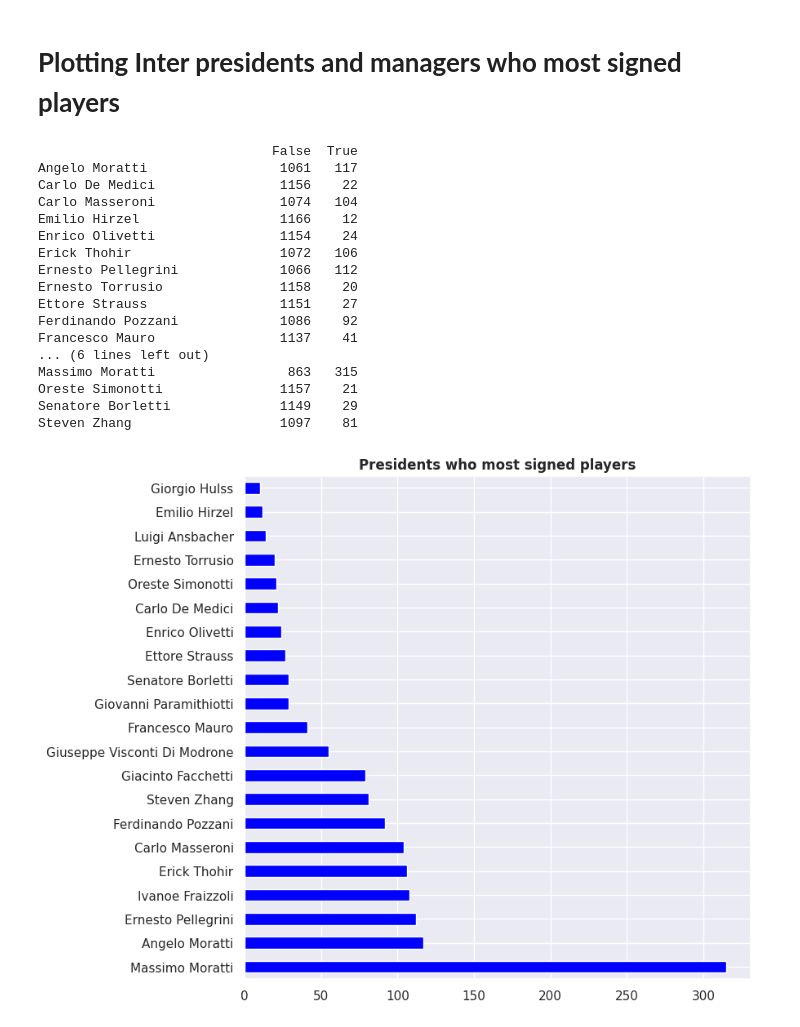
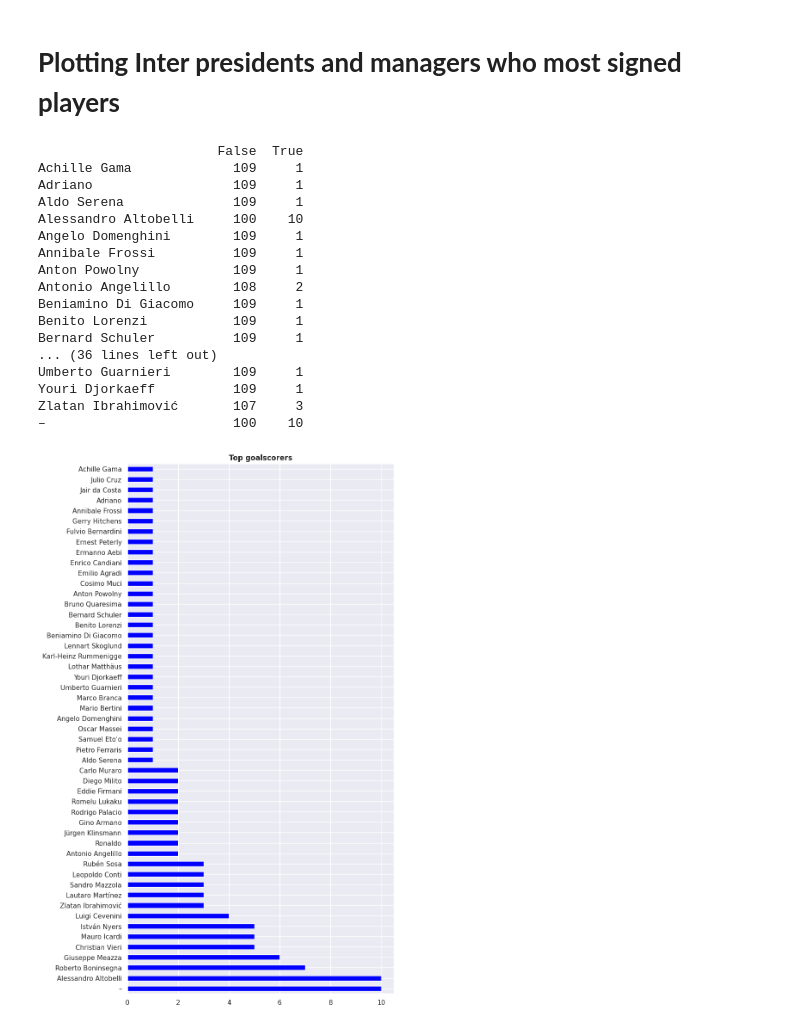
Before and after one commit to guilhermelaviola/InterMilan, a Jupyter notebook: InterSeasons.ipynb, the cells around one changed output. Drawn from its saved outputs; the diff is of its cells as text; code cells hidden in the pictures.

Commit message:
I improved the function to count the top goalscorers, as there were some rows with two top goalscorers separated by comma.

```diff
--- a/InterSeasons.ipynb
+++ b/InterSeasons.ipynb
@@ -83,48 +75,48 @@ plt.show()
 # %% [markdown]
 # **Plotting Inter presidents and managers who most signed players**
 # %%
-# Converting the Club president column data into string:
-players['Club President'] = players['Club President'].astype(str)
+# Converting the Top goalscorer(s) column data into string:
+players['Top goalscorer(s)'] = players['Top goalscorer(s)'].astype(str)
 
-# Splitting the managers names by comma and removing leading spaces:
-players['Club President'] = players['Club President'].str.split(',').apply(lambda x : [i.strip() for i in x])
+# Splitting the players names by comma and removing leading spaces:
+players['Top goalscorer(s)'] = players['Top goalscorer(s)'].str.split(',').apply(lambda x : [i.strip() for i in x])
 
 # Exploding the list into separate rows:
-players = players.explode('Club President')
+players = players.explode('Top goalscorer(s)')
 
 # Counting Matrix using crosstab method:
-president_counts = pd.crosstab(index = players.index, columns = players['Club President'], margins = False).to_dict('index')
-president_counts = pd.DataFrame(president_counts)
+player_counts = pd.crosstab(index = players.index, columns = players['Top goalscorer(s)'], margins = False).to_dict('index')
+player_counts = pd.DataFrame(player_counts)
 
 # Counting the number of 0s and 1s in each row:
-president_counts_final = (president_counts.apply(lambda row : [sum(row == 0), sum(row == 1)], axis = 1))
+player_counts_final = (player_counts.apply(lambda row : [sum(row == 0), sum(row == 1)], axis = 1))
 # %%
 # Defining and displaying the final count with 2 columns ('False' and 'True'):
-president_counts_final = pd.DataFrame(president_counts_final.tolist(), index = president_counts_final.index, columns = ['False', 'True'])
-print(president_counts_final)
+player_counts_final = pd.DataFrame(player_counts_final.tolist(), index = player_counts_final.index, columns = ['False', 'True'])
+print(player_counts_final)
 # %% [output]
-                              False  True
-Angelo Moratti                 1061   117
-Carlo De Medici                1156    22
-Carlo Masseroni                1074   104
-Emilio Hirzel                  1166    12
-Enrico Olivetti                1154    24
-Erick Thohir                   1072   106
-Ernesto Pellegrini             1066   112
-Ernesto Torrusio               1158    20
-Ettore Strauss                 1151    27
-Ferdinando Pozzani             1086    92
-Francesco Mauro                1137    41
-... (6 lines left out)
-Massimo Moratti                 863   315
-Oreste Simonotti               1157    21
-Senatore Borletti              1149    29
-Steven Zhang                   1097    81
+                       False  True
+Achille Gama             109     1
+Adriano                  109     1
+Aldo Serena              109     1
+Alessandro Altobelli     100    10
+Angelo Domenghini        109     1
+Annibale Frossi          109     1
+Anton Powolny            109     1
+Antonio Angelillo        108     2
+Beniamino Di Giacomo     109     1
+Benito Lorenzi           109     1
+Bernard Schuler          109     1
+... (36 lines left out)
+Umberto Guarnieri        109     1
+Youri Djorkaeff          109     1
+Zlatan Ibrahimović       107     3
+–                        100    10
 # %%
-# Displaying Inter presidents who most signed players:
-president_counts_final['True'].sort_values(ascending = False).plot(kind = 'barh', color = 'blue', figsize = (8, 8))
+# Displaying top goalscorers:
+player_counts_final['True'].sort_values(ascending = False).plot(kind = 'barh', color = 'blue', figsize = (8, 16))
 plt.ylabel(None)
-plt.title('Presidents who most signed players', fontweight = 'bold')
+plt.title('Top goalscorers', fontweight = 'bold')
 plt.show()
 # %% [output]
-[figure, old version]
+[figure, new version]
```
Also changed, not shown: parts of 8 cells of this notebook.
